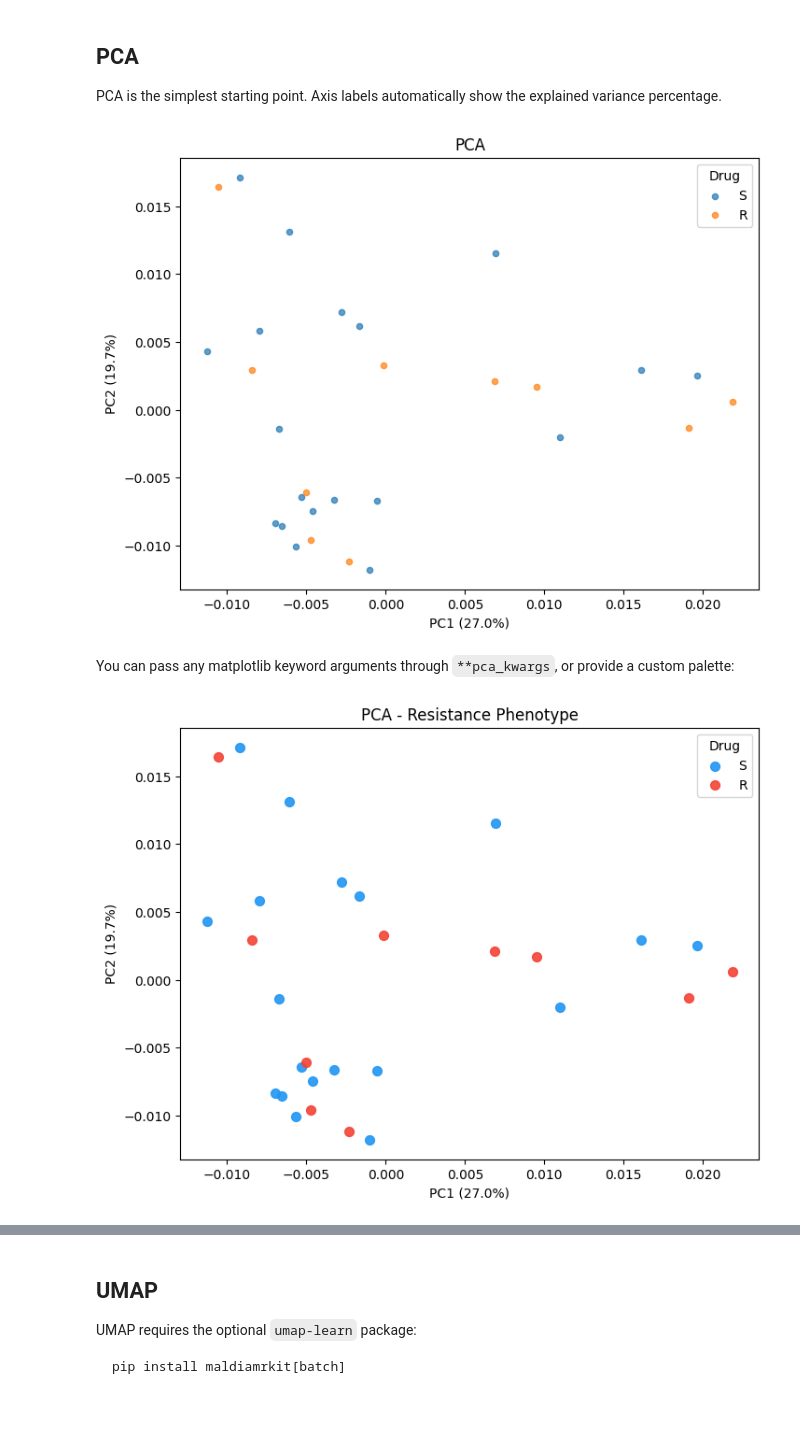
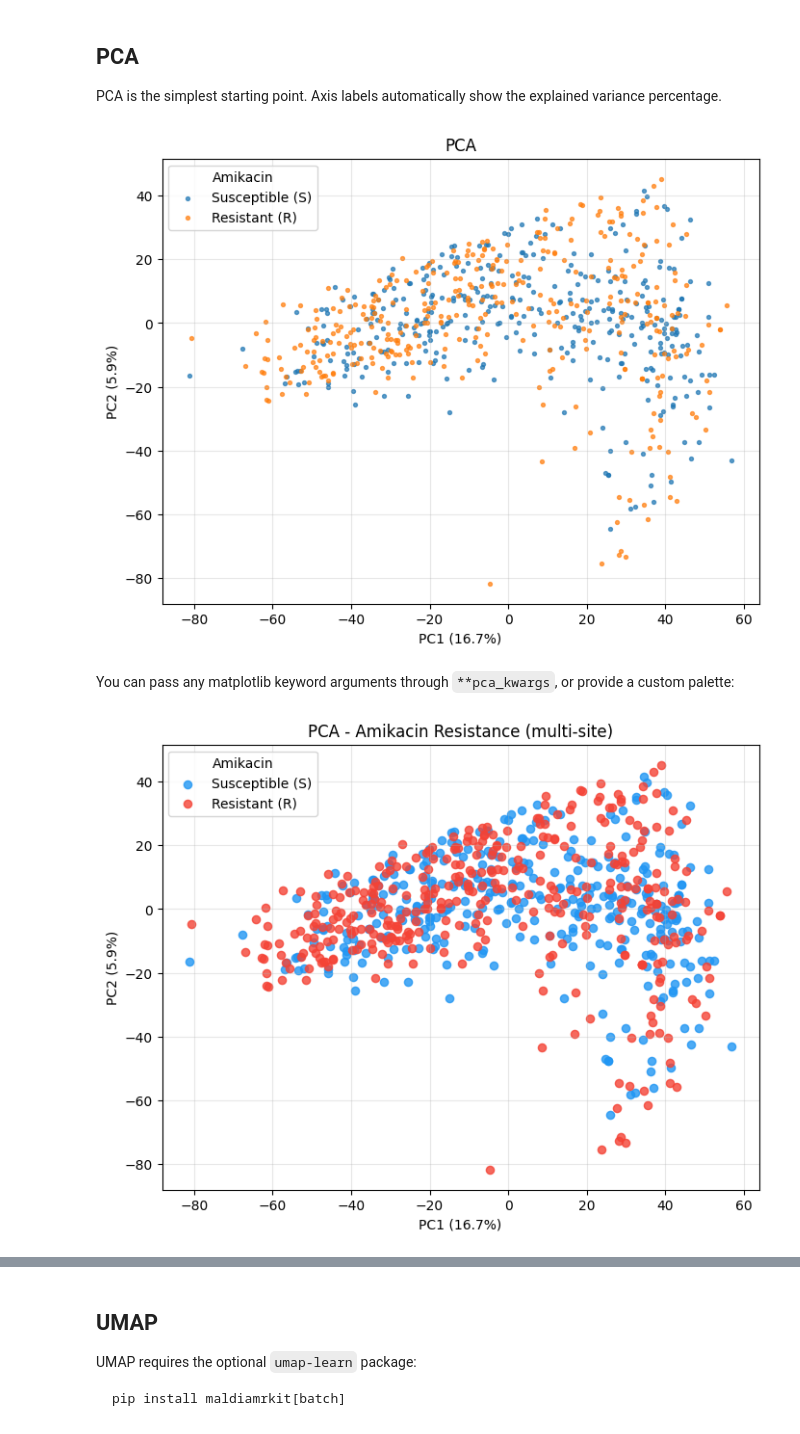
Before and after one commit to EttoreRocchi/MaldiAMRKit, a Jupyter notebook: notebooks/05_exploration.ipynb, the cells around one changed output, grey strips where cells are left out. Saved outputs shown, nothing was run; the diff lists cells and outputs as text; code cells hidden in the pictures.

```diff
--- a/notebooks/05_exploration.ipynb
+++ b/notebooks/05_exploration.ipynb
@@ -32,5 +34,9 @@ MaldiSet(n_spectra=29, species='all', antibiotics=['Drug'])
 # %%
-labels = data.get_y_single("Drug")
-print(f"Samples: {data.X.shape[0]}, Features: {data.X.shape[1]}")
+ds = load_maldi_kleb_ai(antibiotic="Amikacin", city=None, verbose=True)
+data = ds.maldi_set
+labels = ds.meta["Amikacin"]
+sites = ds.meta["City"]
+print(f"Samples: {ds.X.shape[0]}, Features: {ds.X.shape[1]}")
 print(f"Labels: {labels.value_counts().to_dict()}")
+print(f"Sites:  {sites.value_counts().to_dict()}")
 # %% [output]
@@ -42,20 +49,20 @@ Labels: {'S': 19, 'R': 10}
 PCA is the simplest starting point. Axis labels automatically show
 the explained variance percentage.
 # %%
-_ = plot_pca(data.X, color_by=labels)
+_ = plot_pca(ds.X, color_by=labels)
 # %% [output]
-[figure, old version]
+[figure, new version]
 # %% [markdown]
 You can pass any matplotlib keyword arguments through `**pca_kwargs`,
 or provide a custom palette:
 # %%
 _ = plot_pca(
-    data.X,
+    ds.X,
     color_by=labels,
     palette={"S": "#2196F3", "R": "#F44336"},
-    title="PCA - Resistance Phenotype",
-    alpha=0.9,
-    s=50,
+    title="PCA - Amikacin Resistance (multi-site)",
+    alpha=0.8,
+    s=35,
 )
 # %% [output]
-[figure, old version]
+[figure, new version]
```
Also changed, not shown: parts of 25 cells of this notebook, 7 other files.
